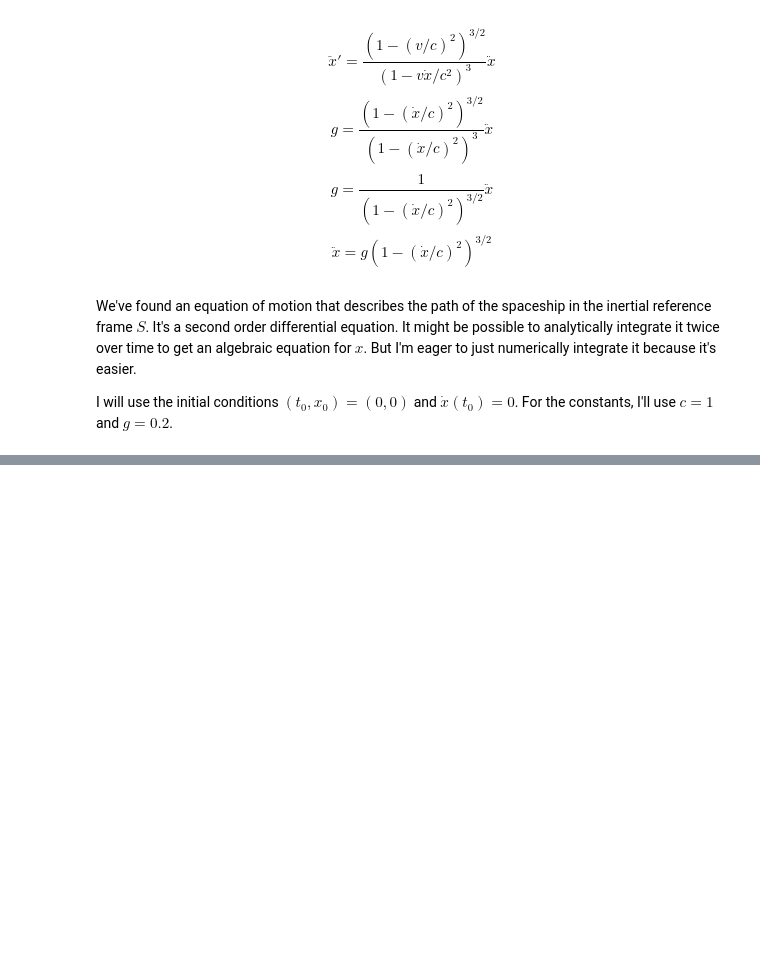
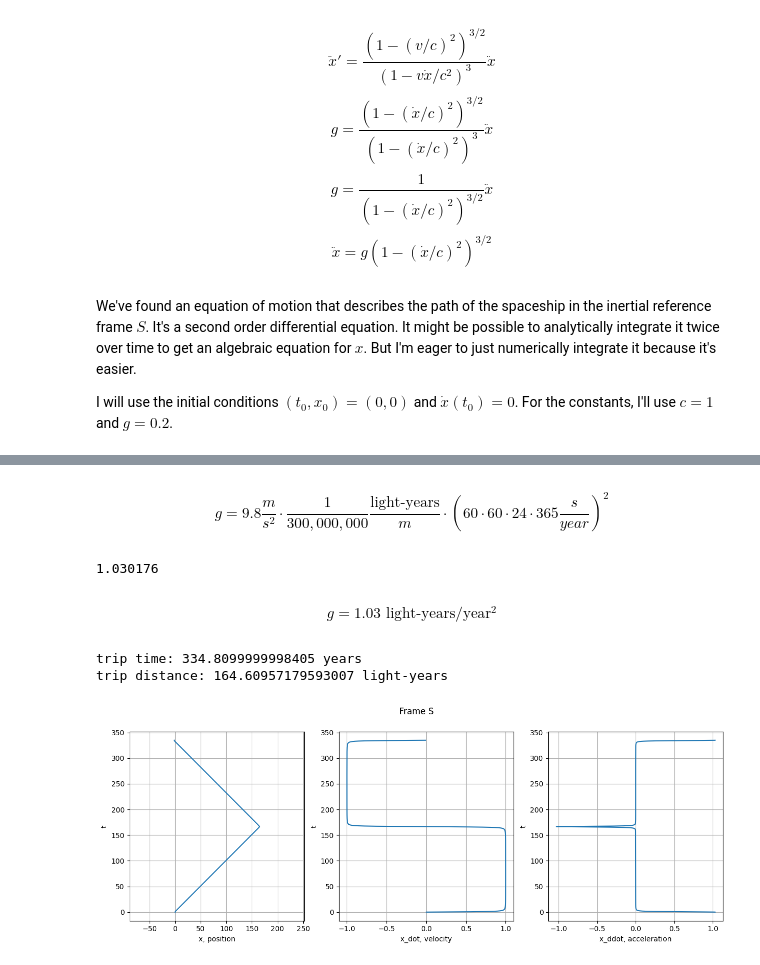
Before and after one commit to kurtamohler/physics-sims, a Jupyter notebook: notebooks/Special Relativity Acceleration.ipynb, the cells around one changed output, grey strips where cells are left out. Saved outputs shown, nothing was run; the diff lists cells and outputs as text; code cells hidden in the pictures; blank space fills up the shorter version.

```diff
--- a/notebooks/Special Relativity Acceleration.ipynb
+++ b/notebooks/Special Relativity Acceleration.ipynb
@@ -269,0 +280,79 @@ The position of the spaceship increases similarly to a parabola in the beginning
+# %% [markdown]
+$$ g=9.8 \frac{m}{s^2} \cdot \frac{1}{300,000,000} \frac{\text{light-years}}{m} \cdot (60\cdot60\cdot24\cdot365\frac{s}{year})^2 $$
+# %%
+9.8 * 60 * 60 * 24 * 365 / 300_000_000
+# %% [output]
+1.030176
+# %% [markdown]
+$$ g=1.03 \text{ light-years}/\text{year}^2 $$
+# %%
+v0 = 0
+event0 = [0, 0]
+g = 1.03
+c = 1
+
+class TwinParadoxAcceleration(ConstantProperAcceleration):
+    def __init__(self, event0, v0, g, c=1):
+        super().__init__(event0, v0, g, c)
+        self.proper_time = 0
+        self.g0 = g
+
+    def calc_a(self, t, x, v):
+        if self.proper_time >= 20:
+            self.g = 0
+        elif self.proper_time >= 0 and self.proper_time < 5:
+            self.g = self.g0
+        elif self.proper_time >= 5 and self.proper_time < 15:
+            self.g = -self.g0
+        else:
+            self.g = self.g0
+
+        return super().calc_a(t, x, v)
+
+    def calc_dt_prime_by_dt(self):
+        return np.sqrt(1 - (self.v/self.c)**2)
+
+    def update(self, sim_runner, dt):
+        _, self.proper_time, _ = physics_sims.integrators.runge_kutta_4th_order(
+            dt, self.event[0], self.proper_time, self.calc_dt_prime_by_dt(),
+            lambda t, x, v: 0
+        )
+        super().update(sim_runner, dt)
+
+    def state(self):
+        if self.proper_time >= 20:
+            return None
+        else:
+            return super().state()
+
+traj = physics_sims.SimRunner().run_headless(
+    TwinParadoxAcceleration(event0, v0, g, c),
+    350,
+    time_delta=0.01)
+
+fig, axes = plt.subplots(1, 3)
+fig.set_figwidth(15)
+
+plt.suptitle('Frame S')
+
+axes[0].plot(traj.T[1], traj.T[0])
+axes[0].set(xlabel='x, position', ylabel='t')
+axes[0].axis('equal')
+
+axes[1].plot(traj.T[2], traj.T[0])
+axes[1].set(xlabel='x_dot, velocity', ylabel='t')
+
+axes[2].plot(traj.T[3], traj.T[0])
+axes[2].set(xlabel='x_ddot, acceleration', ylabel='t')
+
+for ax in axes:
+    ax.grid()
+
+print(f"trip time: {traj[-1][0]} years")
+print(f"trip distance: {np.max(traj.T[1])} light-years")
+
+plt.show()
+# %% [output]
+trip time: 334.8099999998405 years
+trip distance: 164.60957179593007 light-years
+[figure, added]
```
Also changed, not shown: parts of 7 cells of this notebook, 2 other files.
